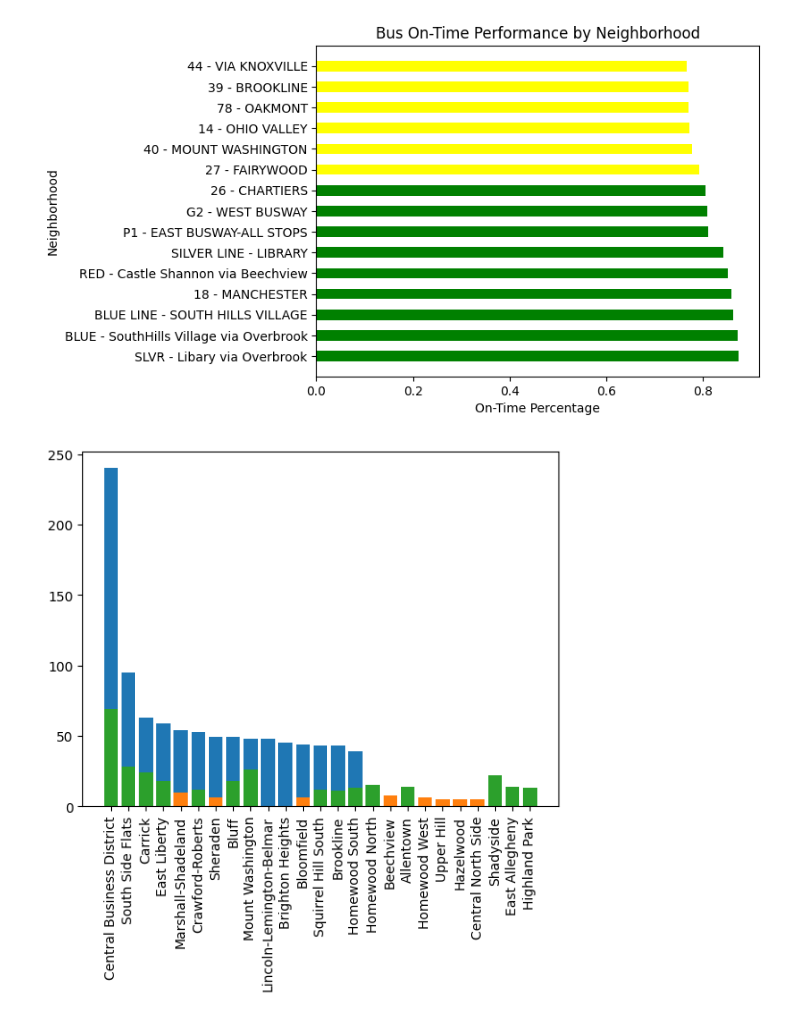
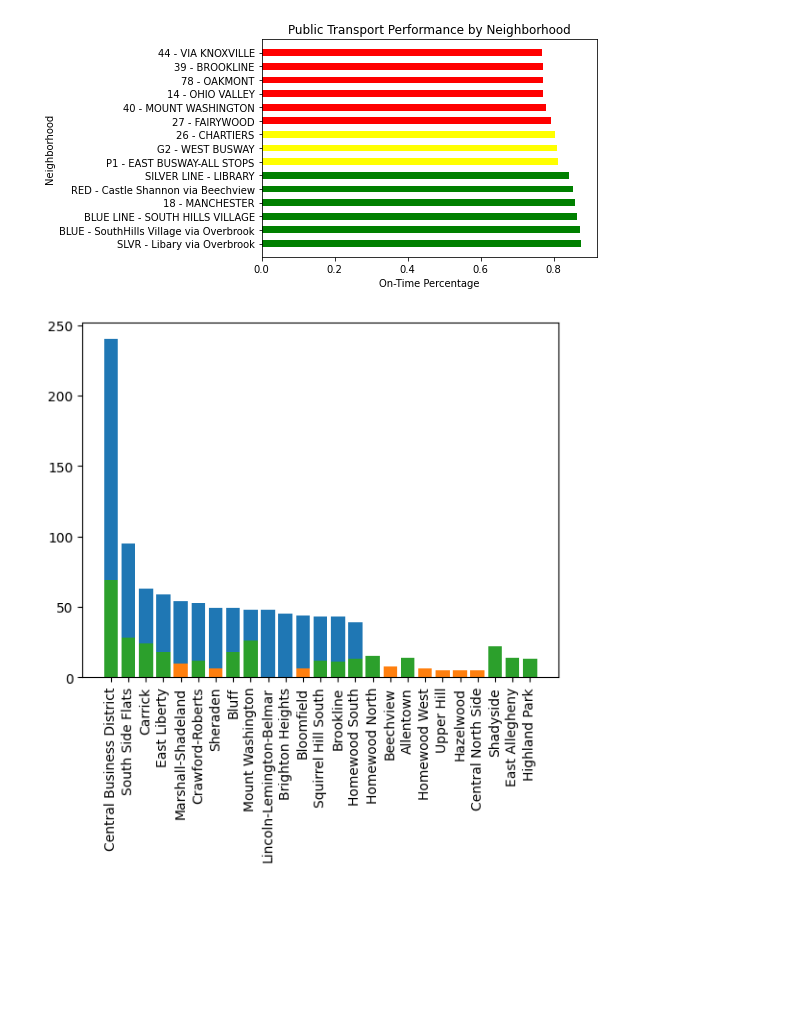
Before and after one commit to CMPINF-0010/Final-Project, a Jupyter notebook: final.ipynb, the cells around one changed output. Saved outputs shown, nothing was run; the diff lists cells and outputs as text; code cells hidden in the pictures; blank space fills up the shorter version.

Commit message:
commit message Updated old graph

```diff
--- a/final.ipynb
+++ b/final.ipynb
@@ -4,27 +1,30 @@ import matplotlib.pyplot as plt
 # %%
+import pandas as pd
+import matplotlib.pyplot as plt
+
 df = pd.read_csv("datasets/bus.csv")
 
 grouped = df.groupby('route_full_name')['on_time_percent'].mean().nlargest(15).reset_index()
 
 colors = []
 for percentage in grouped['on_time_percent']:
-    if percentage >= 0.8:
+    if percentage >= 0.82:
         colors.append('green')
-    elif percentage >= 0.7:
+    elif percentage >= 0.8:
         colors.append('yellow')
     else:
         colors.append('red')
 
 plt.figure()
 plt.barh(grouped['route_full_name'], grouped['on_time_percent'], color=colors, height = .5)
 
-plt.title('Bus On-Time Performance by Neighborhood')
+plt.title('Public Transport Performance by Neighborhood')
 plt.xlabel('On-Time Percentage')
 plt.ylabel('Neighborhood')
 
 plt.show()
 # %% [output]
-[figure, old version]
+[figure, new version]
 # %%
 data = pd.read_csv("datasets/crime.csv")
 crime_count = data["INCIDENTNEIGHBORHOOD"].value_counts()
```
Also changed, not shown: parts of 1 cell of this notebook.
